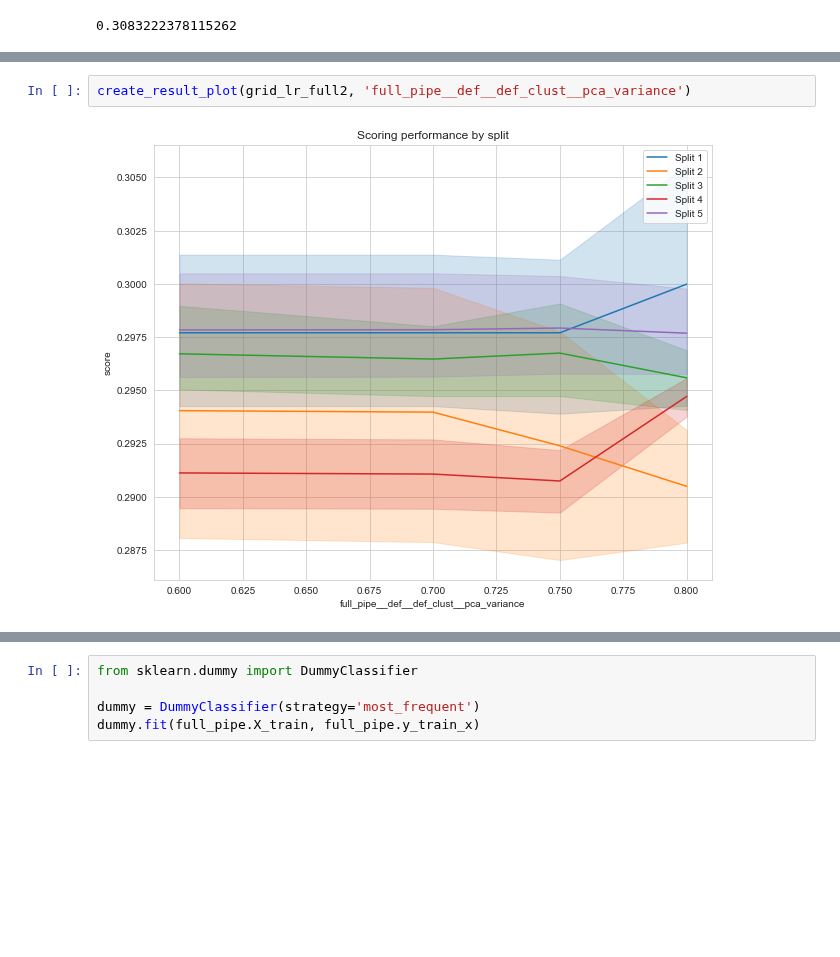
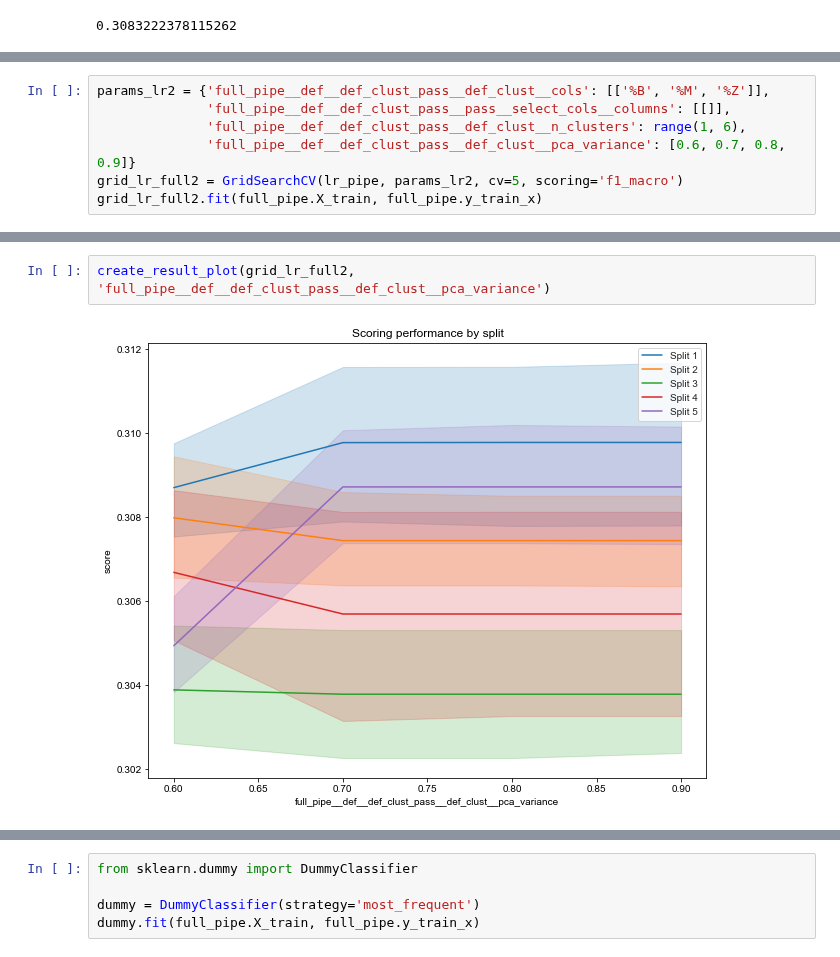
Before and after one commit to andrewbakert/NFL_Pass_Pred, a Jupyter notebook: full_model.ipynb, the cells around one changed output, grey strips where cells are left out. Cells and saved outputs as stored; diff of their text form; blank space fills up the shorter version.

```diff
--- a/full_model.ipynb
+++ b/full_model.ipynb
@@ -124,0 +84,7 @@ grid_lr_full.best_score_
+# %%
+params_lr2 = {'full_pipe__def__def_clust_pass__def_clust__cols': [['%B', '%M', '%Z']],
+              'full_pipe__def__def_clust_pass__pass__select_cols__columns': [[]],
+              'full_pipe__def__def_clust_pass__def_clust__n_clusters': range(1, 6),
+              'full_pipe__def__def_clust_pass__def_clust__pca_variance': [0.6, 0.7, 0.8, 0.9]}
+grid_lr_full2 = GridSearchCV(lr_pipe, params_lr2, cv=5, scoring='f1_macro')
+grid_lr_full2.fit(full_pipe.X_train, full_pipe.y_train_x)
@@ -125,4 +120,4 @@ grid_lr_full.best_score_
 # %%
-create_result_plot(grid_lr_full2, 'full_pipe__def__def_clust__pca_variance')
+create_result_plot(grid_lr_full2, 'full_pipe__def__def_clust_pass__def_clust__pca_variance')
 # %% [output]
-[figure, old version]
+[figure, new version]
```
Also changed, not shown: parts of 118 cells of this notebook, 3 other files.
